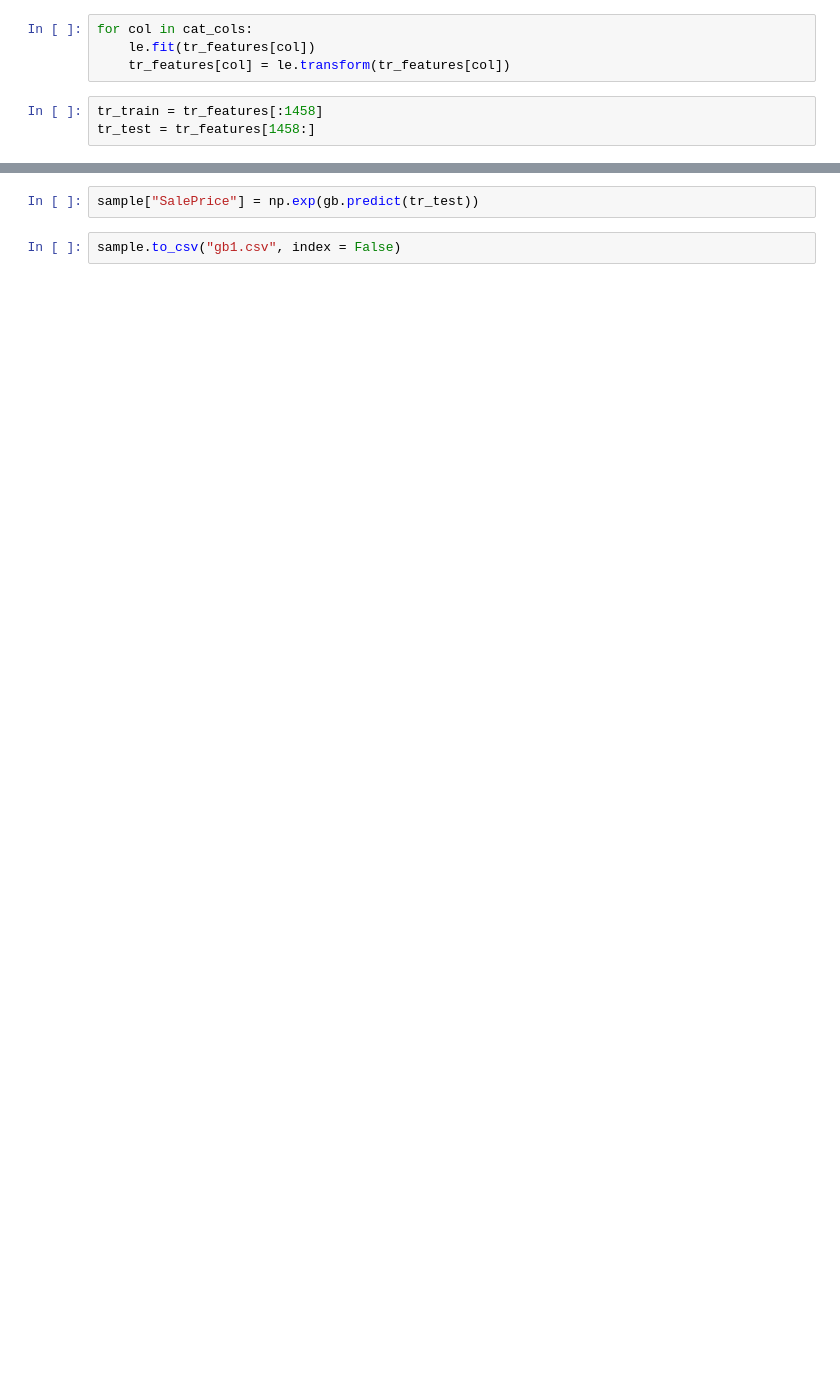
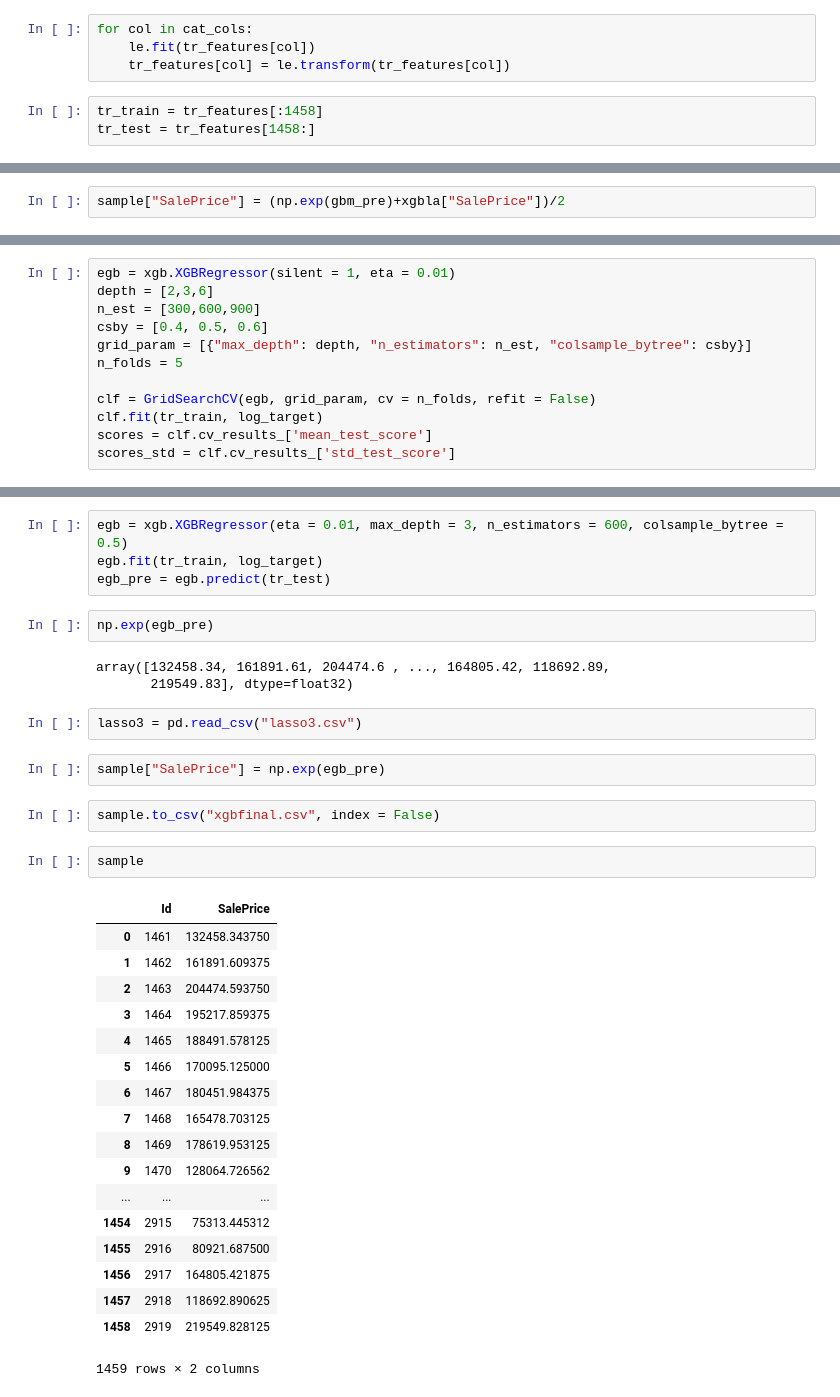
Before and after one commit to wowChelios/AmesHousing_ML, a Jupyter notebook: EDA_RegularizedRegression.ipynb, the cells around one changed output, grey strips where cells are left out. Cells and saved outputs as stored; diff of their text form; blank space fills up the shorter version.

```diff
--- a/EDA_RegularizedRegression.ipynb
+++ b/EDA_RegularizedRegression.ipynb
@@ -295,0 +325,2 @@ gb_pre = gb.predict(tr_train)
+# %%
+sample["SalePrice"] = (np.exp(gbm_pre)+xgbla["SalePrice"])/2
@@ -295,0 +329,12 @@ gb_pre = gb.predict(tr_train)
+# %%
+egb = xgb.XGBRegressor(silent = 1, eta = 0.01)
+depth = [2,3,6]
+n_est = [300,600,900]
+csby = [0.4, 0.5, 0.6]
+grid_param = [{"max_depth": depth, "n_estimators": n_est, "colsample_bytree": csby}]
+n_folds = 5
+
+clf = GridSearchCV(egb, grid_param, cv = n_folds, refit = False)
+clf.fit(tr_train, log_target)
+scores = clf.cv_results_['mean_test_score']
+scores_std = clf.cv_results_['std_test_score']
@@ -296,4 +362,36 @@ gb_pre = gb.predict(tr_train)
+# %%
+egb = xgb.XGBRegressor(eta = 0.01, max_depth = 3, n_estimators = 600, colsample_bytree = 0.5)
+egb.fit(tr_train, log_target)
+egb_pre = egb.predict(tr_test)
+# %%
+np.exp(egb_pre)
+# %% [output]
+array([132458.34, 161891.61, 204474.6 , ..., 164805.42, 118692.89,
+       219549.83], dtype=float32)
+# %%
+lasso3 = pd.read_csv("lasso3.csv")
 # %%
-sample["SalePrice"] = np.exp(gb.predict(tr_test))
+sample["SalePrice"] = np.exp(egb_pre)
 # %%
-sample.to_csv("gb1.csv", index = False)
+sample.to_csv("xgbfinal.csv", index = False)
+# %%
+sample
+# %% [output]
+|  | Id | SalePrice |
+| 0 | 1461 | 132458.343750 |
+| 1 | 1462 | 161891.609375 |
+| 2 | 1463 | 204474.593750 |
+| 3 | 1464 | 195217.859375 |
+| 4 | 1465 | 188491.578125 |
+| 5 | 1466 | 170095.125000 |
+| 6 | 1467 | 180451.984375 |
+| 7 | 1468 | 165478.703125 |
+| 8 | 1469 | 178619.953125 |
+| 9 | 1470 | 128064.726562 |
+| ... | ... | ... |
+| 1454 | 2915 | 75313.445312 |
+| 1455 | 2916 | 80921.687500 |
+| 1456 | 2917 | 164805.421875 |
+| 1457 | 2918 | 118692.890625 |
+| 1458 | 2919 | 219549.828125 |
+1459 rows × 2 columns
```
Also changed, not shown: parts of 69 cells of this notebook, 9 other files.
